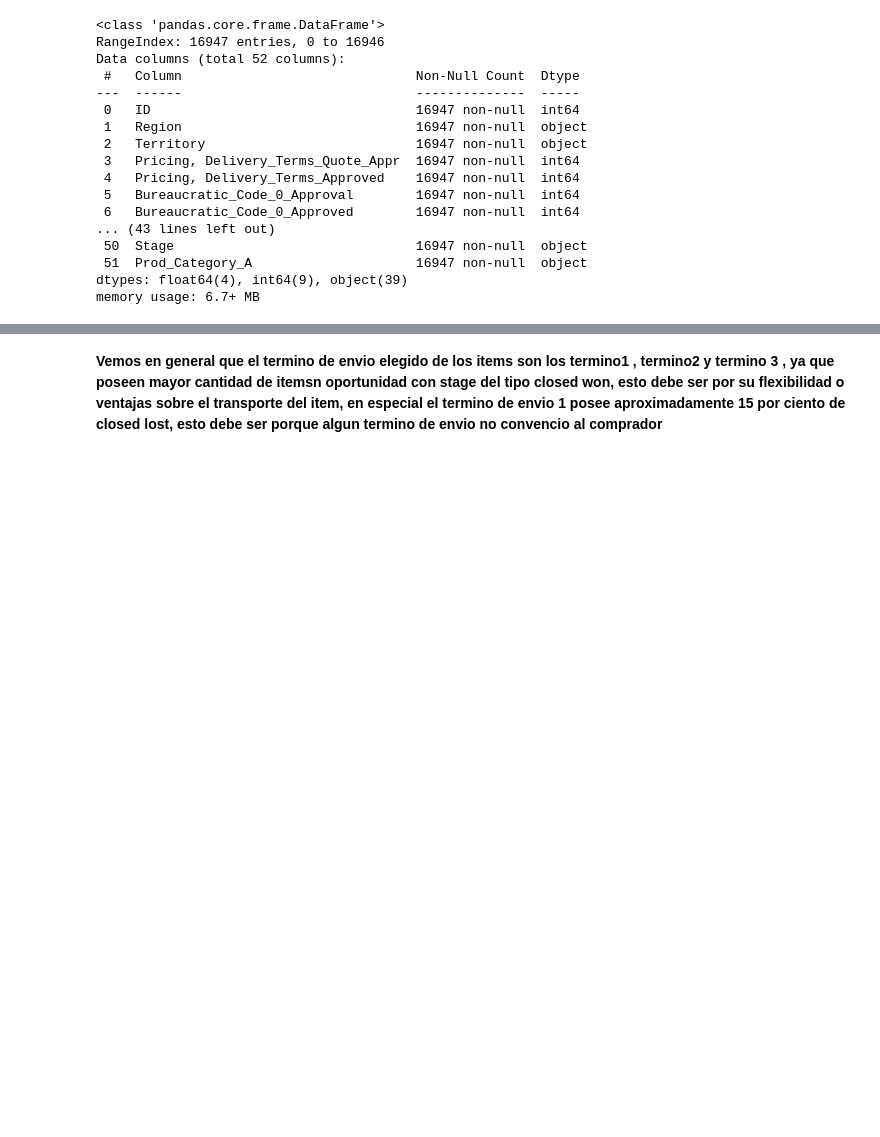
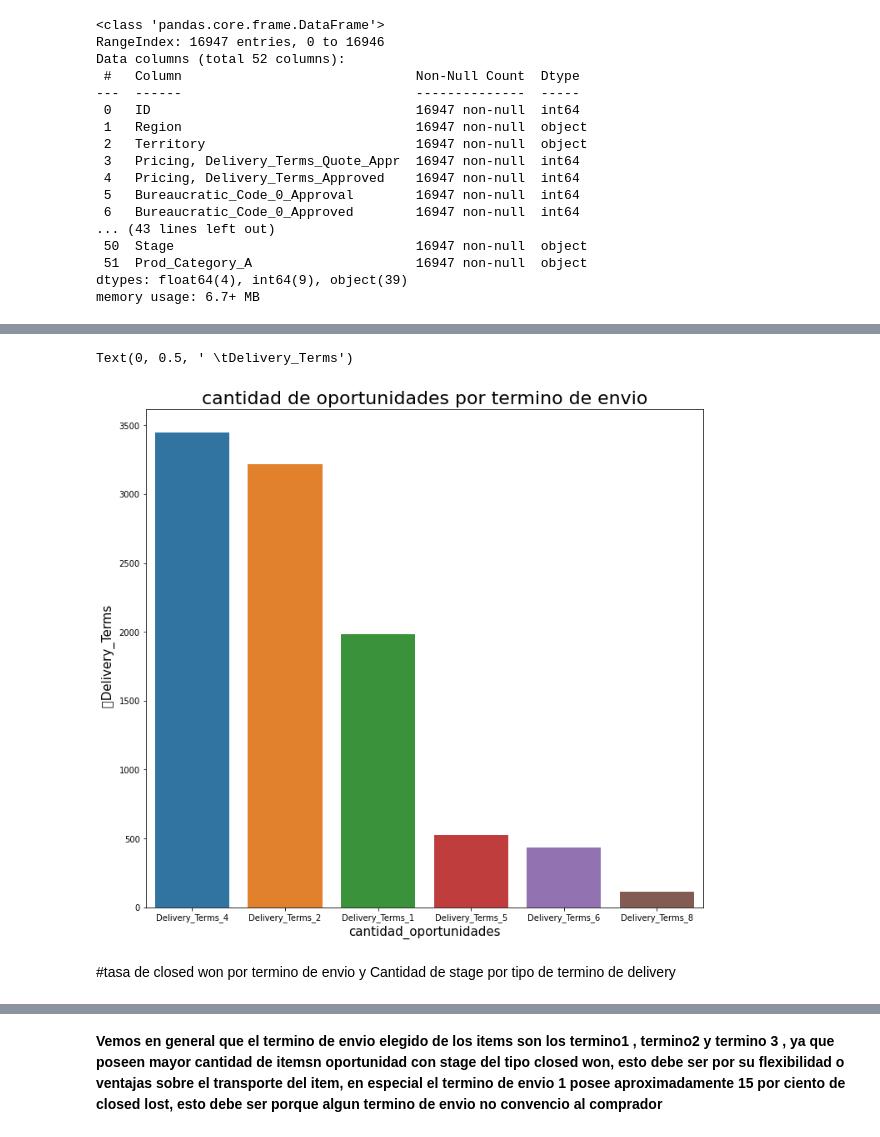
Before and after one commit to joaquinparodi/TP-DATOS, a Jupyter notebook: tp1orga.ipynb, the cells around one changed output, grey strips where cells are left out. Saved outputs shown, nothing was run; the diff lists cells and outputs as text; code cells hidden in the pictures; blank space fills up the shorter version.

```diff
--- a/tp1orga.ipynb
+++ b/tp1orga.ipynb
@@ -111,0 +73,5 @@ plt.show()
+# %%
+entrenamiento=entrenamiento
+entrenamiento['Month']=pd.to_datetime(entrenamiento['Month'])
+entrenamiento['anio']=entrenamiento['Month'].dt.year
+entrenamiento['mes']=entrenamiento['Month'].dt.month
@@ -111,0 +98,4 @@ plt.show()
+# %%
+opportunity_deliverTerms_stage=entrenamiento.groupby(['Opportunity_Name','Delivery_Terms','Stage']).agg(cantidad=('Stage','count'))\
+.reset_index()[['Opportunity_Name','Delivery_Terms','Stage']]
+opportunity_deliverTerms_stage.head(2)
@@ -111,0 +121,4 @@ plt.show()
+# %%
+#ya filtrado
+opportunity_deliverTerms_stage=opportunity_deliverTerms_stage.groupby(['Delivery_Terms']).filter(lambda x: x['Opportunity_Name'].count()>40)
+opportunity_deliverTerms_stage.head(1)
@@ -111,0 +128,3 @@ plt.show()
+# %%
+opportunity_deliverTerms=opportunity_deliverTerms_stage.groupby( 'Delivery_Terms').agg(cantidad_oportunidades=('Delivery_Terms','count')).reset_index()
+opportunity_deliverTerms.head(10)
@@ -111,0 +139,11 @@ plt.show()
+# %%
+fig, ax = plt.subplots(figsize=(12,11))
+g=sns.barplot(data=opportunity_deliverTerms.nlargest(10,'cantidad_oportunidades'), x="Delivery_Terms", y="cantidad_oportunidades",ax=ax)
+g.set_title("cantidad de oportunidades por termino de envio", fontsize=22)
+g.set_xlabel("cantidad_oportunidades",fontsize=15)
+g.set_ylabel(" 	Delivery_Terms", fontsize=15)
+# %% [output]
+Text(0, 0.5, ' \tDelivery_Terms')
+[figure, added]
+# %% [markdown]
+#tasa de closed won por termino de envio y Cantidad de stage por tipo de termino de delivery
```
Also changed, not shown: parts of 33 cells of this notebook.
